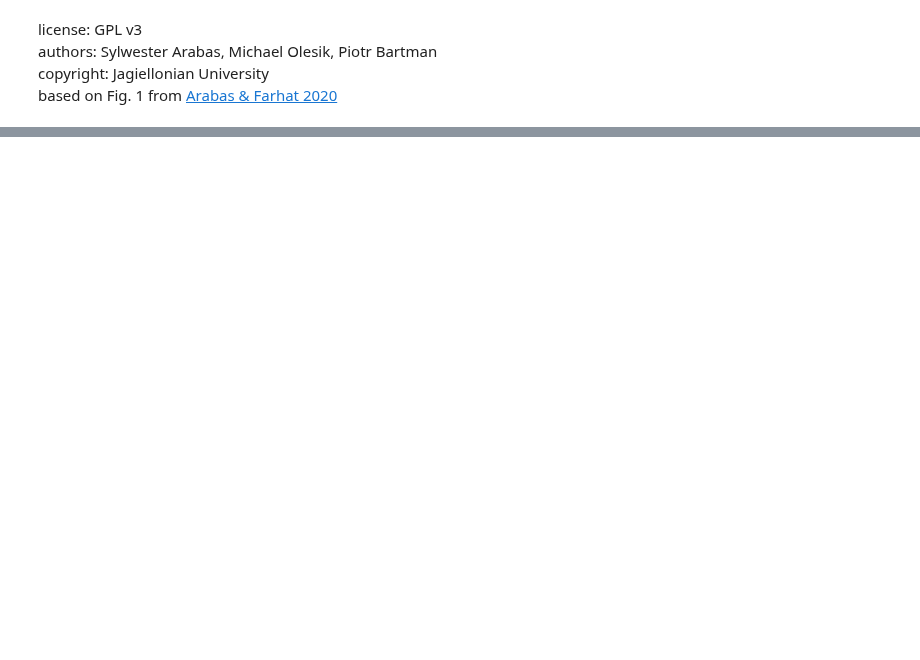
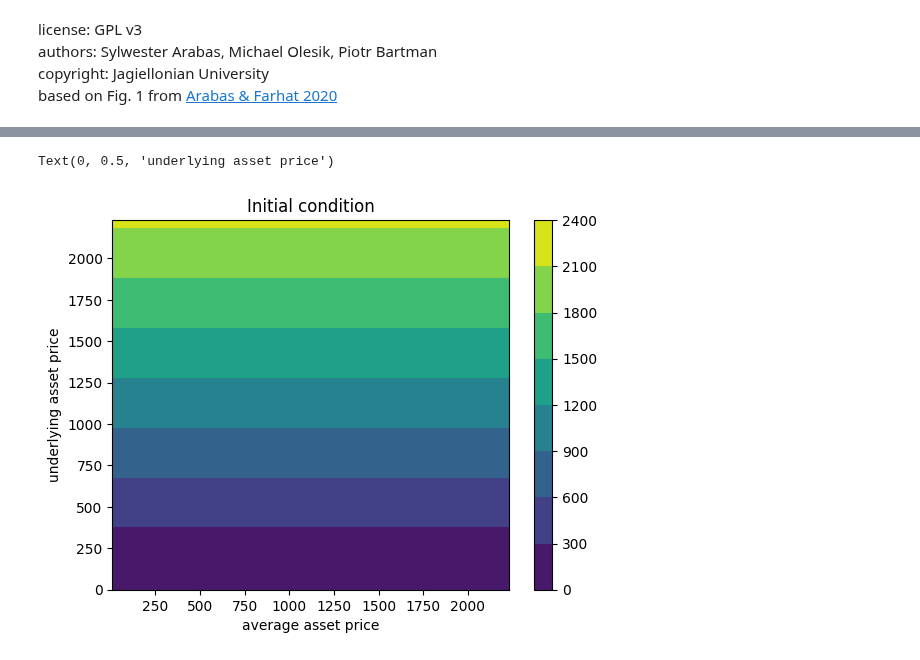
Before and after one commit to open-atmos/PyMPDATA, a Jupyter notebook: examples/PyMPDATA_examples/asian_option/fig_1.ipynb, the cells around one changed output, grey strips where cells are left out. Drawn from its saved outputs; the diff is of its cells as text; code cells hidden in the pictures; blank space fills up the shorter version.

```diff
--- a/examples/PyMPDATA_examples/asian_option/fig_1.ipynb
+++ b/examples/PyMPDATA_examples/asian_option/fig_1.ipynb
@@ -57,3 +70,14 @@ x_dim_advector.shape=(100, 41) a_dim_advector.shape=(101, 40)
+# %%
+#do a 2d plot of the initial condition using the meshgrid and contourplot
+fig, ax = pyplot.subplots()
+CS = ax.contourf(simulation.S_mesh, simulation.A_mesh, simulation.solvers[2].advectee.get())
+fig.colorbar(CS, ax=ax)
+ax.set_title("Initial condition")
+ax.set_xlabel("average asset price")
+ax.set_ylabel("underlying asset price")
+# %% [output]
+Text(0, 0.5, 'underlying asset price')
+[figure, added]
 # %%
 simulation.solvers[2].advectee.get()
 # %% [output]
```
Also changed, not shown: parts of 13 cells of this notebook, 1 other file.
